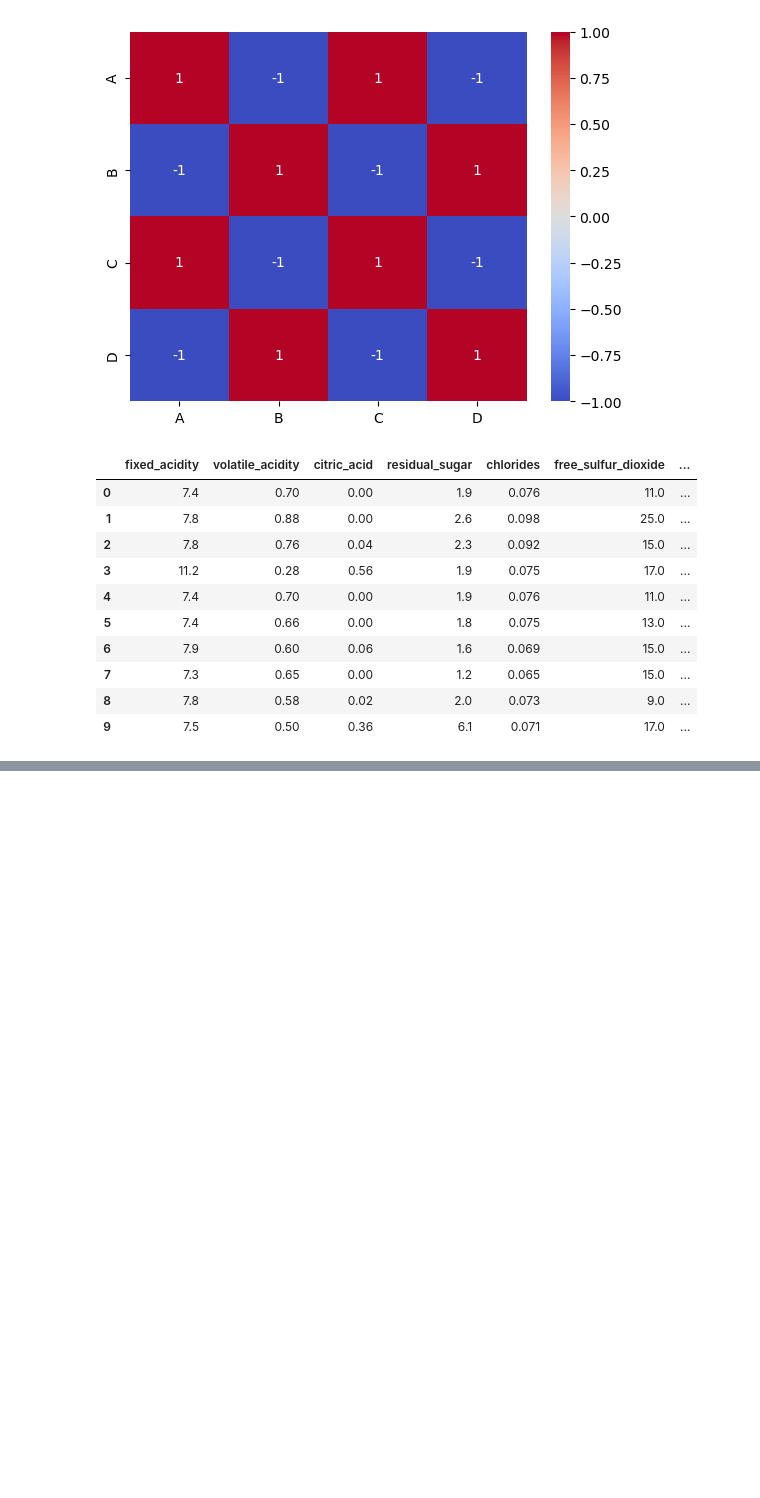
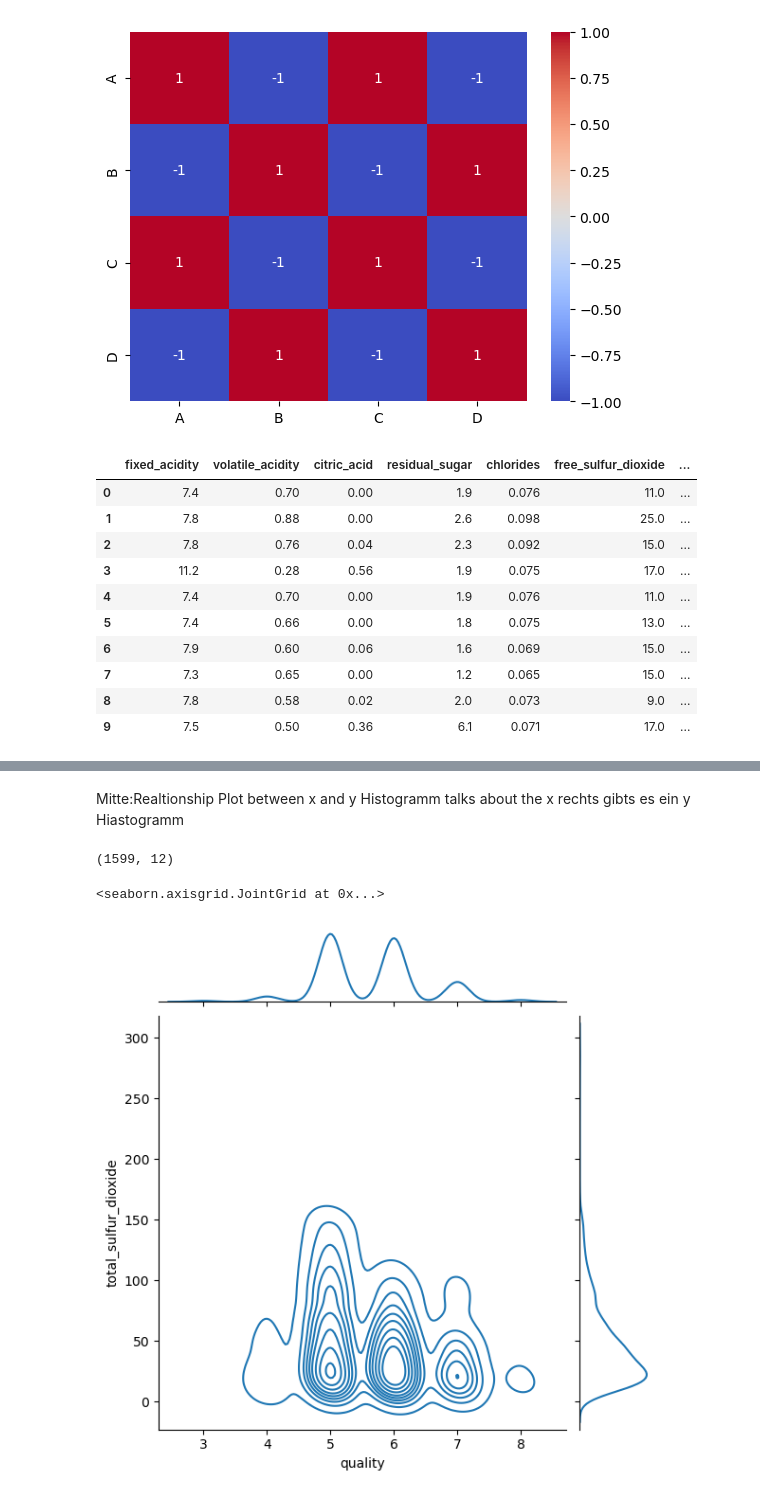
Before and after one commit to katybyte3000/Academy_Excercises, a Jupyter notebook: Project_02/sprint02/projekt02_sprint01-Dataexploration_Correlations.ipynb, the cells around one changed output, grey strips where cells are left out. Saved outputs shown, nothing was run; the diff lists cells and outputs as text; code cells hidden in the pictures; blank space fills up the shorter version.

```diff
--- a/Project_02/sprint02/projekt02_sprint01-Dataexploration_Correlations.ipynb
+++ b/Project_02/sprint02/projekt02_sprint01-Dataexploration_Correlations.ipynb
@@ -171,0 +218,14 @@ plt.show()
+# %% [markdown]
+Mitte:Realtionship Plot between x and y
+Histogramm talks about the x
+rechts gibts es ein y Hiastogramm
+# %%
+red_wine.shape
+# %% [output]
+(1599, 12)
+# %%
+sns.jointplot(red_wine, y ='total_sulfur_dioxide', x ='quality', kind= 'kde') #schreibweise 1
+#sns.jointplot( y ='total_sulfur_dioxide', x ='quality', data = red_wine) #schreibweise 2
+# %% [output]
+<seaborn.axisgrid.JointGrid at 0x...>
+[figure, added]
```
Also changed, not shown: parts of 21 cells of this notebook, 6 other files.
